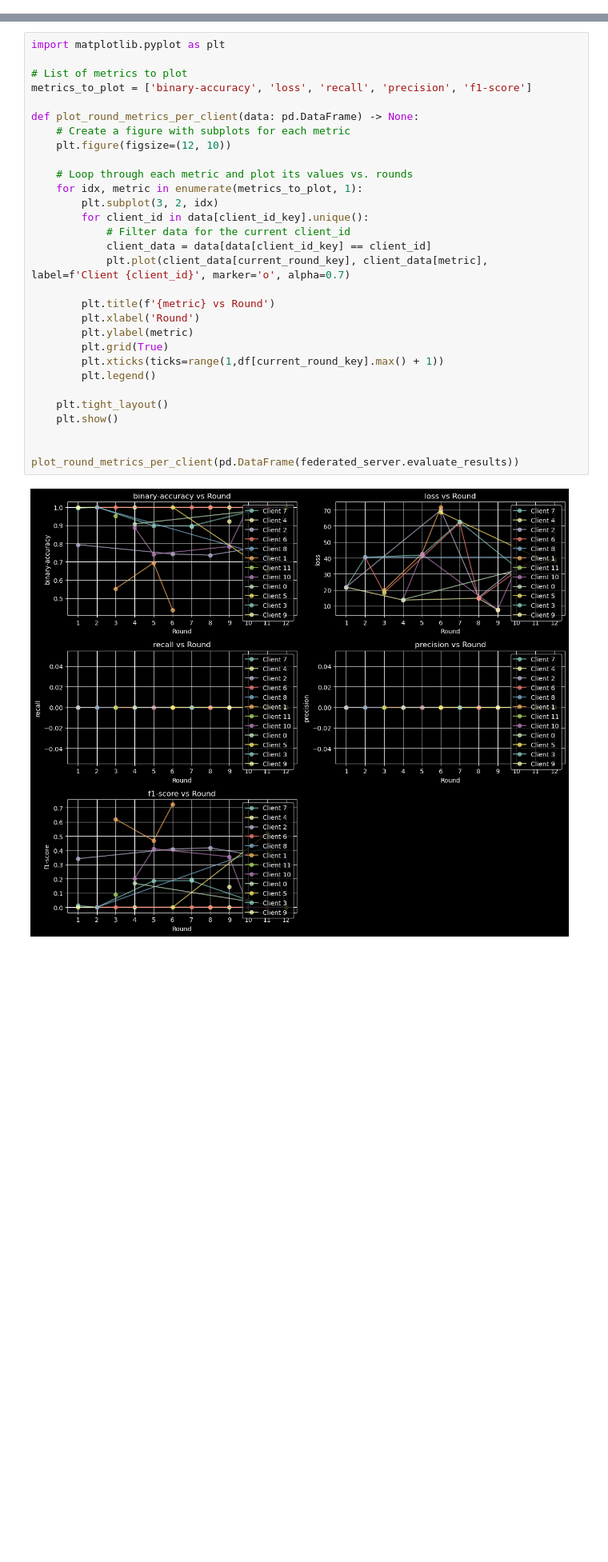
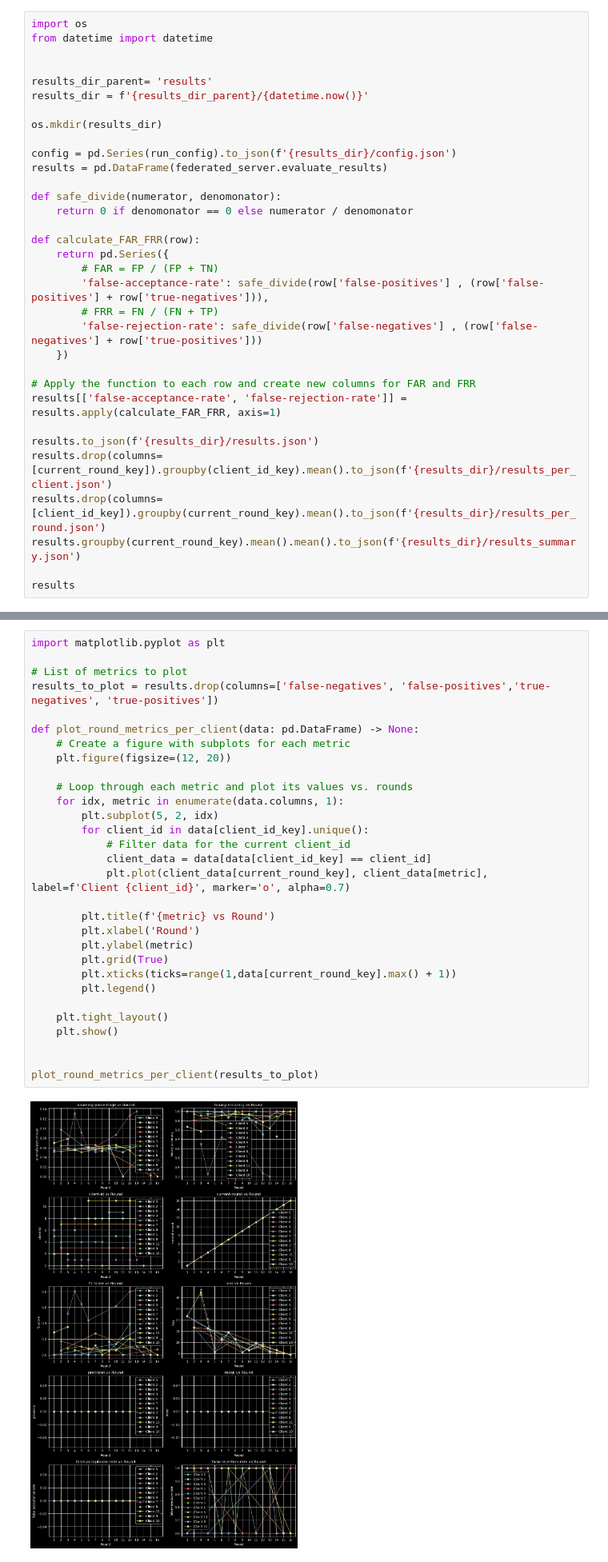
Before and after one commit to redawkin/federated-continuous-authentication, a Jupyter notebook: fed_continuous_auth.ipynb, the cells around one changed output, grey strips where cells are left out. Shown at 80% size. Drawn from its saved outputs; the diff is of its cells as text; blank space fills up the shorter version.

```diff
--- a/fed_continuous_auth.ipynb
+++ b/fed_continuous_auth.ipynb
@@ -877,0 +892,33 @@ df
+# %%
+import os
+from datetime import datetime
+
+
+results_dir_parent= 'results'
+results_dir = f'{results_dir_parent}/{datetime.now()}'
+
+os.mkdir(results_dir)
+
+config = pd.Series(run_config).to_json(f'{results_dir}/config.json')
+results = pd.DataFrame(federated_server.evaluate_results)
+
+def safe_divide(numerator, denomonator):
+    return 0 if denomonator == 0 else numerator / denomonator
+
+def calculate_FAR_FRR(row):
+    return pd.Series({
+        # FAR = FP / (FP + TN)
+        'false-acceptance-rate': safe_divide(row['false-positives'] , (row['false-positives'] + row['true-negatives'])),
+        # FRR = FN / (FN + TP)
+        'false-rejection-rate': safe_divide(row['false-negatives'] , (row['false-negatives'] + row['true-positives']))
+    })
+
+# Apply the function to each row and create new columns for FAR and FRR
+results[['false-acceptance-rate', 'false-rejection-rate']] = results.apply(calculate_FAR_FRR, axis=1)
+
+results.to_json(f'{results_dir}/results.json')
+results.drop(columns=[current_round_key]).groupby(client_id_key).mean().to_json(f'{results_dir}/results_per_client.json')
+results.drop(columns=[client_id_key]).groupby(current_round_key).mean().to_json(f'{results_dir}/results_per_round.json')
+results.groupby(current_round_key).mean().mean().to_json(f'{results_dir}/results_summary.json')
+
+results
@@ -878,35 +960,35 @@ df
 # %%
 import matplotlib.pyplot as plt
 
 # List of metrics to plot
-metrics_to_plot = ['binary-accuracy', 'loss', 'recall', 'precision', 'f1-score']
+results_to_plot = results.drop(columns=['false-negatives', 'false-positives','true-negatives', 'true-positives'])
 
 def plot_round_metrics_per_client(data: pd.DataFrame) -> None:
     # Create a figure with subplots for each metric
-    plt.figure(figsize=(12, 10))
+    plt.figure(figsize=(12, 20))
 
     # Loop through each metric and plot its values vs. rounds
-    for idx, metric in enumerate(metrics_to_plot, 1):
-        plt.subplot(3, 2, idx)
+    for idx, metric in enumerate(data.columns, 1):
+        plt.subplot(5, 2, idx)
         for client_id in data[client_id_key].unique():
             # Filter data for the current client_id
             client_data = data[data[client_id_key] == client_id]
             plt.plot(client_data[current_round_key], client_data[metric], label=f'Client {client_id}', marker='o', alpha=0.7)
 
         plt.title(f'{metric} vs Round')
         plt.xlabel('Round')
         plt.ylabel(metric)
         plt.grid(True)
-        plt.xticks(ticks=range(1,df[current_round_key].max() + 1))
+        plt.xticks(ticks=range(1,data[current_round_key].max() + 1))
         plt.legend()
 
     plt.tight_layout()
     plt.show()
 
 
-plot_round_metrics_per_client(pd.DataFrame(federated_server.evaluate_results))
+plot_round_metrics_per_client(results_to_plot)
 # %% [output]
-[figure, old version]
+[figure, new version]
 # %%
 import pandas as pd
 import matplotlib.pyplot as plt
```
Also changed, not shown: parts of 8 cells of this notebook.
